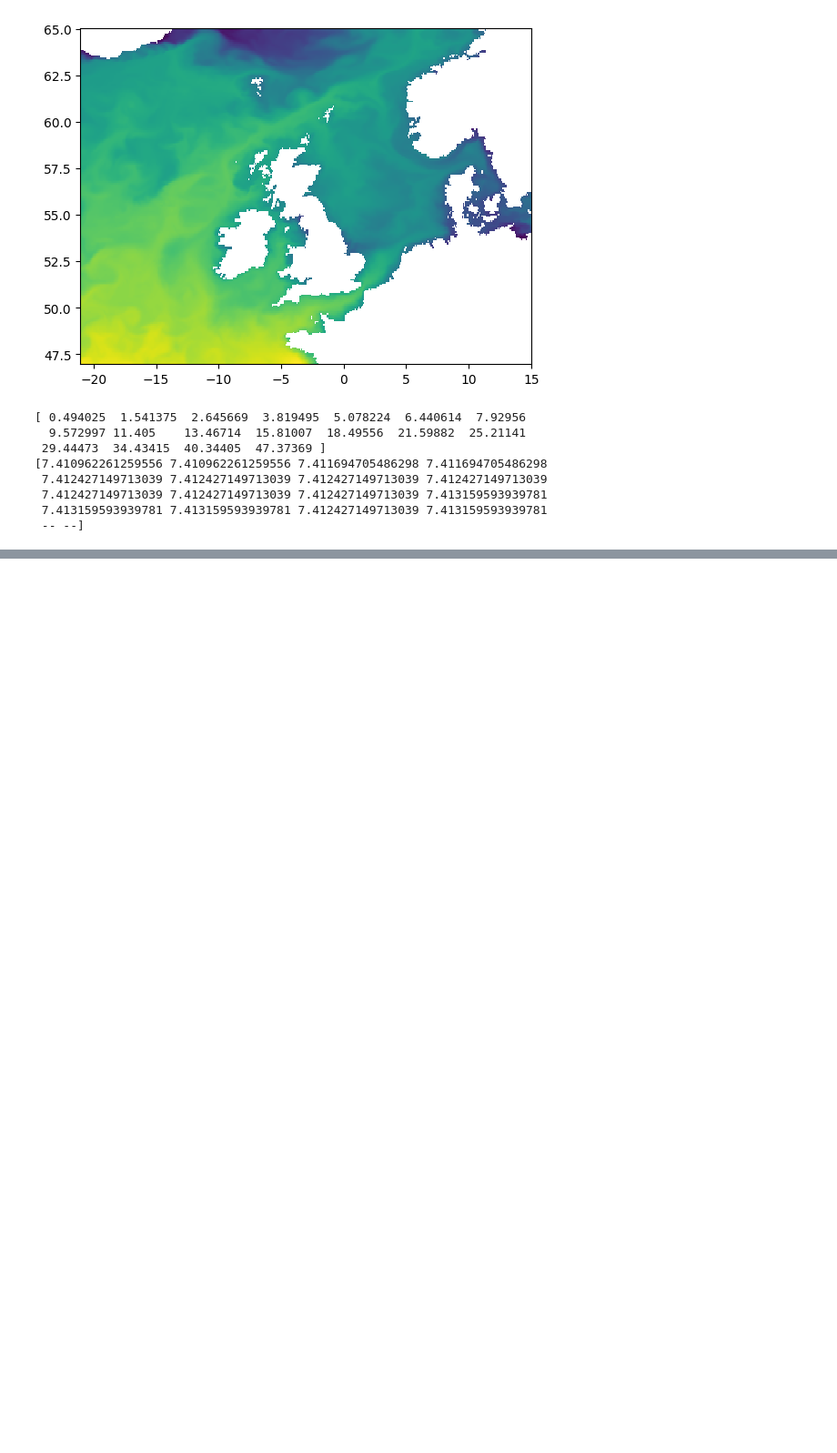
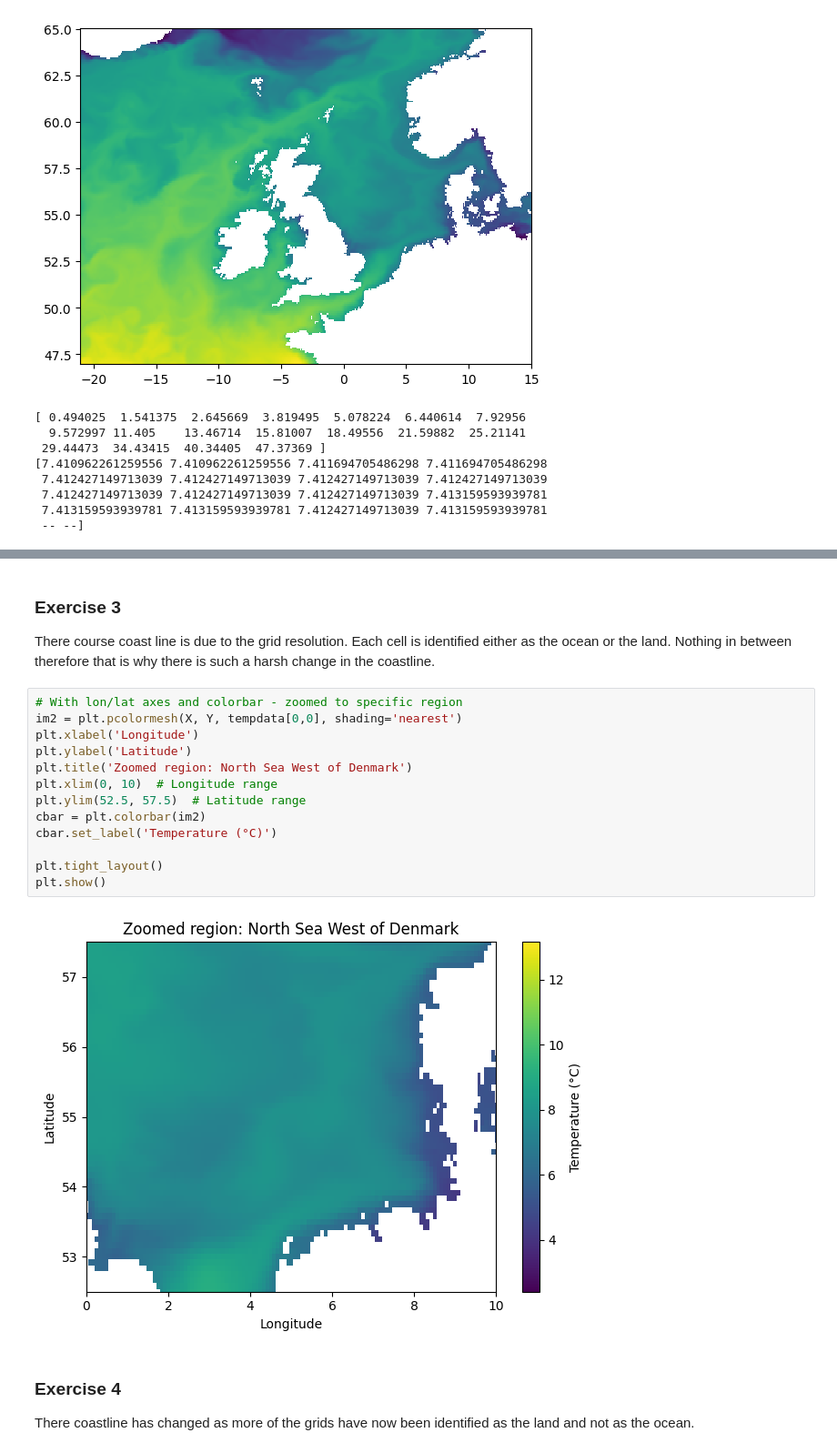
Before and after one commit to natslimak/OceanCourses, a Jupyter notebook: DigitalOcean/Assignment_1.ipynb, the cells around one changed output, grey strips where cells are left out. Shown at 91% size. Saved outputs shown, nothing was run; the diff lists cells and outputs as text; blank space fills up the shorter version.

```diff
--- a/DigitalOcean/Assignment_1.ipynb
+++ b/DigitalOcean/Assignment_1.ipynb
@@ -44,0 +92,21 @@ print(tempdata[0,:,100,300])
+# %% [markdown]
+### Exercise 3
+There course coast line is due to the grid resolution. Each cell is identified either as the ocean or the land. Nothing in between therefore that is why there is such a harsh change in the coastline.
+# %%
+# With lon/lat axes and colorbar - zoomed to specific region
+im2 = plt.pcolormesh(X, Y, tempdata[0,0], shading='nearest')
+plt.xlabel('Longitude')
+plt.ylabel('Latitude')
+plt.title('Zoomed region: North Sea West of Denmark')
+plt.xlim(0, 10)  # Longitude range
+plt.ylim(52.5, 57.5)  # Latitude range
+cbar = plt.colorbar(im2)
+cbar.set_label('Temperature (°C)')
+
+plt.tight_layout()
+plt.show()
+# %% [output]
+[figure, added]
+# %% [markdown]
+### Exercise 4
+There coastline has changed as more of the grids have now been identified as the land and not as the ocean.
```
Also changed, not shown: parts of 10 cells of this notebook.
